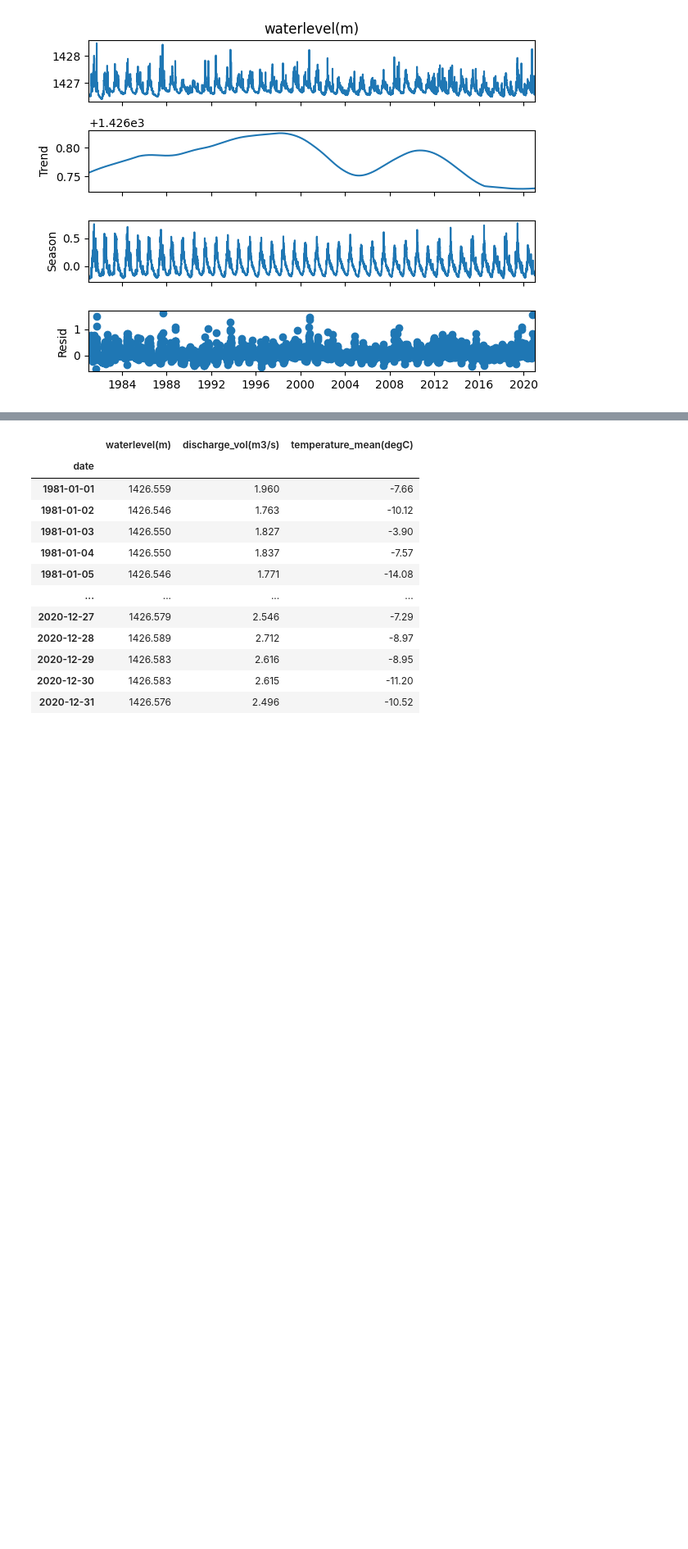
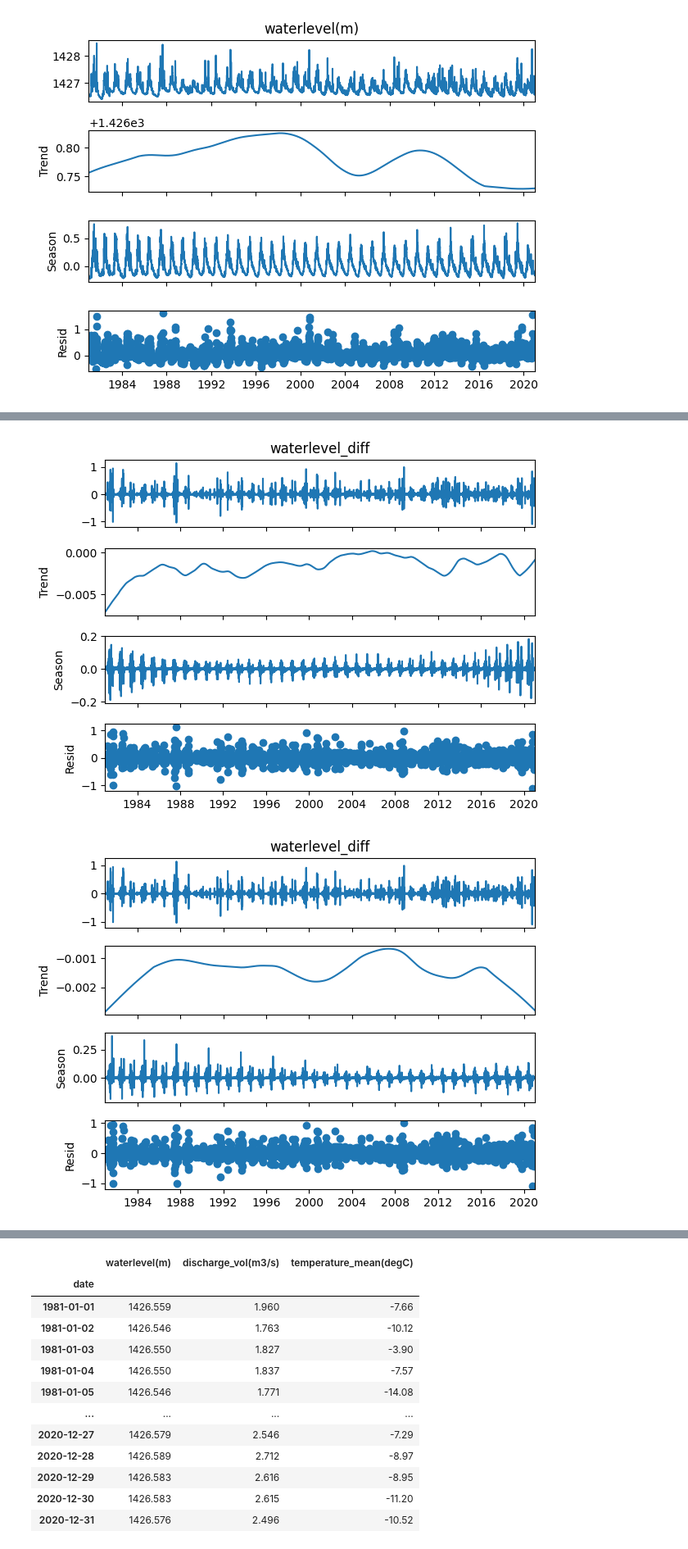
Before and after one commit to Sandra-Senn/spz_Wasserstand_analyse, a Jupyter notebook: notebooks/2_timeseries.ipynb, the cells around one changed output, grey strips where cells are left out. Shown at 82% size. Drawn from its saved outputs; the diff is of its cells as text; code cells hidden in the pictures; blank space fills up the shorter version.

```diff
--- a/notebooks/2_timeseries.ipynb
+++ b/notebooks/2_timeseries.ipynb
@@ -237,5 +237,3 @@ df_important_coef_diff['waterlevel_diff2'] = df_important_coef_diff['waterlevel_
 df_important_coef_diff['discharge_diff2'] = df_important_coef_diff['discharge_diff'].diff()
 
 df_important_coef_diff.dropna(inplace=True)
-
-df_important_coef_diff = df_important_coef_diff[['waterlevel_diff2','discharge_diff2', 'temperature_mean(degC)']]
@@ -522,0 +555,14 @@ plt.show()
+# %%
+stl = STL(df_important_coef_diff['waterlevel_diff'], period=365, trend=1001, seasonal=13, robust=True)
+result = stl.fit()
+result.plot()
+plt.show()
+
+
+stl = STL(df_important_coef_diff['waterlevel_diff'], period=1095, trend=3285, seasonal=25, robust=True)
+result = stl.fit()
+result.plot()
+plt.show()
+# %% [output]
+[figure, added]
+[figure, added]
```
Also changed, not shown: parts of 8 cells of this notebook.
